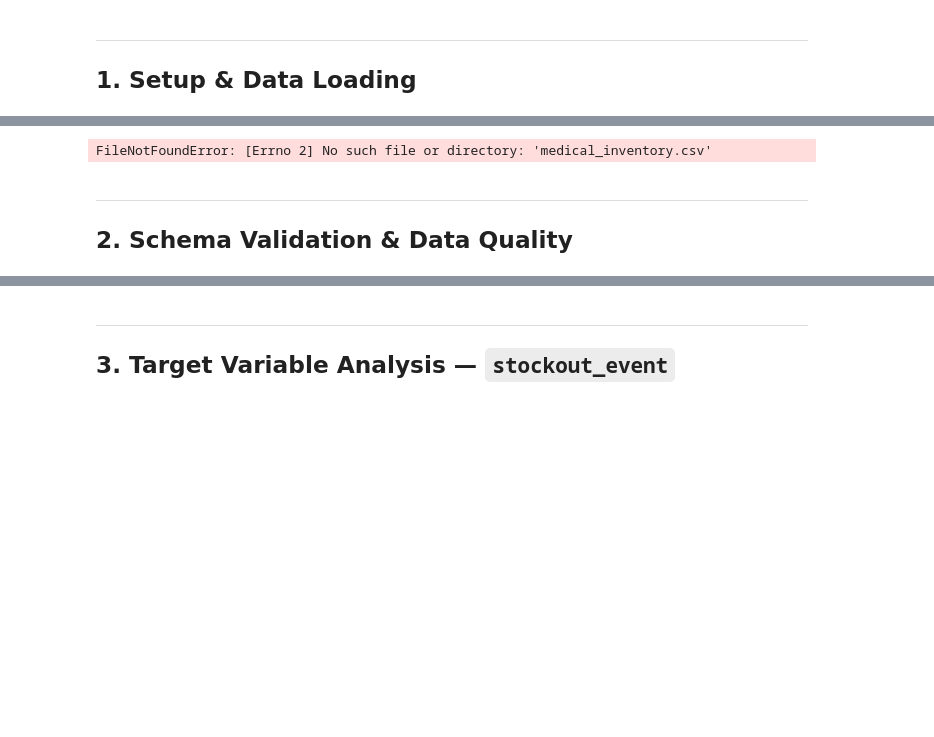
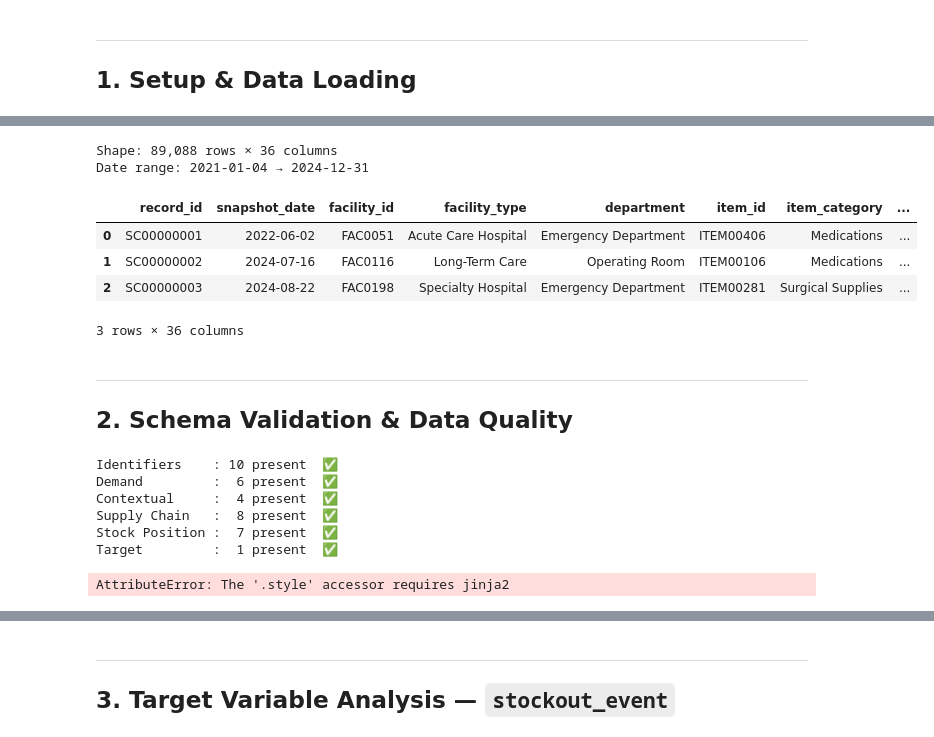
Before and after one commit to umapathisentharasipally/AI-Driven-Forecasting-of-Medical-Inventory-Shortages, a Jupyter notebook: medical_inventory_eda.ipynb, the cells around one changed output, grey strips where cells are left out. Cells and saved outputs as stored; diff of their text form; code cells hidden in the pictures; blank space fills up the shorter version.

```diff
--- a/medical_inventory_eda.ipynb
+++ b/medical_inventory_eda.ipynb
@@ -57,15 +60,21 @@ Successfully installed missingno-0.5.2
 # %%
 # ── Load your CSV ─────────────────────────────────────────────────────────────
 # Replace the path below with your actual file path
-DATA_PATH = 'medical_inventory.csv'   # ← change this
+DATA_PATH = 'healthcare_supply_chain_01.csv'   # ← change this
 
 df = pd.read_csv(DATA_PATH, parse_dates=['snapshot_date'])
 
 print(f'Shape: {df.shape[0]:,} rows × {df.shape[1]} columns')
 print(f'Date range: {df["snapshot_date"].min().date()} → {df["snapshot_date"].max().date()}')
 df.head(3)
 # %% [output]
-FileNotFoundError: [Errno 2] No such file or directory: 'medical_inventory.csv'
+Shape: 89,088 rows × 36 columns
+Date range: 2021-01-04 → 2024-12-31
+|  | record_id | snapshot_date | facility_id | facility_type | department | item_id | item_category | ... |
+| 0 | SC00000001 | 2022-06-02 | FAC0051 | Acute Care Hospital | Emergency Department | ITEM00406 | Medications | ... |
+| 1 | SC00000002 | 2024-07-16 | FAC0116 | Long-Term Care | Operating Room | ITEM00106 | Medications | ... |
+| 2 | SC00000003 | 2024-08-22 | FAC0198 | Specialty Hospital | Emergency Department | ITEM00281 | Surgical Supplies | ... |
+3 rows × 36 columns
 # %% [markdown]
 ---
 ## 2. Schema Validation & Data Quality
@@ -106,6 +115,13 @@ for group, cols in ALL_GROUPS.items():
     present = [c for c in cols if c in df.columns]
     missing = [c for c in cols if c not in df.columns]
     print(f'{group:15s}: {len(present):2d} present  {"❌ MISSING: " + str(missing) if missing else "✅"}')
+# %% [output]
+Identifiers    : 10 present  ✅
+Demand         :  6 present  ✅
+Contextual     :  4 present  ✅
+Supply Chain   :  8 present  ✅
+Stock Position :  7 present  ✅
+Target         :  1 present  ✅
 # %%
 # ── Data types & nulls ───────────────────────────────────────────────────────
 summary = pd.DataFrame({
@@ -116,6 +132,8 @@ summary = pd.DataFrame({
     'sample': df.iloc[0]
 })
 summary.style.background_gradient(subset=['null_pct'], cmap='OrRd')
+# %% [output]
+AttributeError: The '.style' accessor requires jinja2
 # %%
 # ── Missing value visualisation ───────────────────────────────────────────────
 msno.matrix(df, figsize=(16, 5), color=(0.25, 0.45, 0.75))
```
Also changed, not shown: parts of 19 cells of this notebook, 2 other files.
